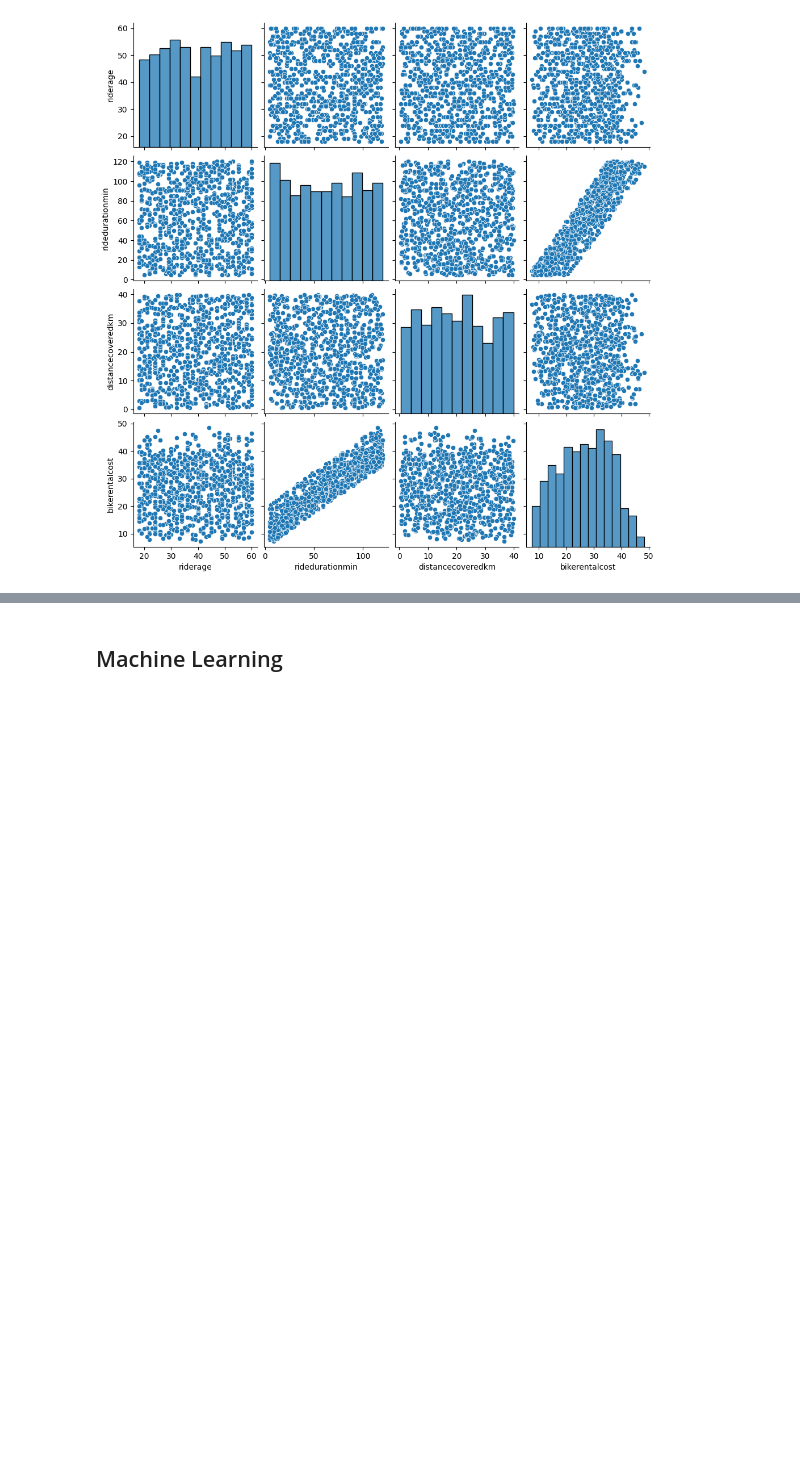
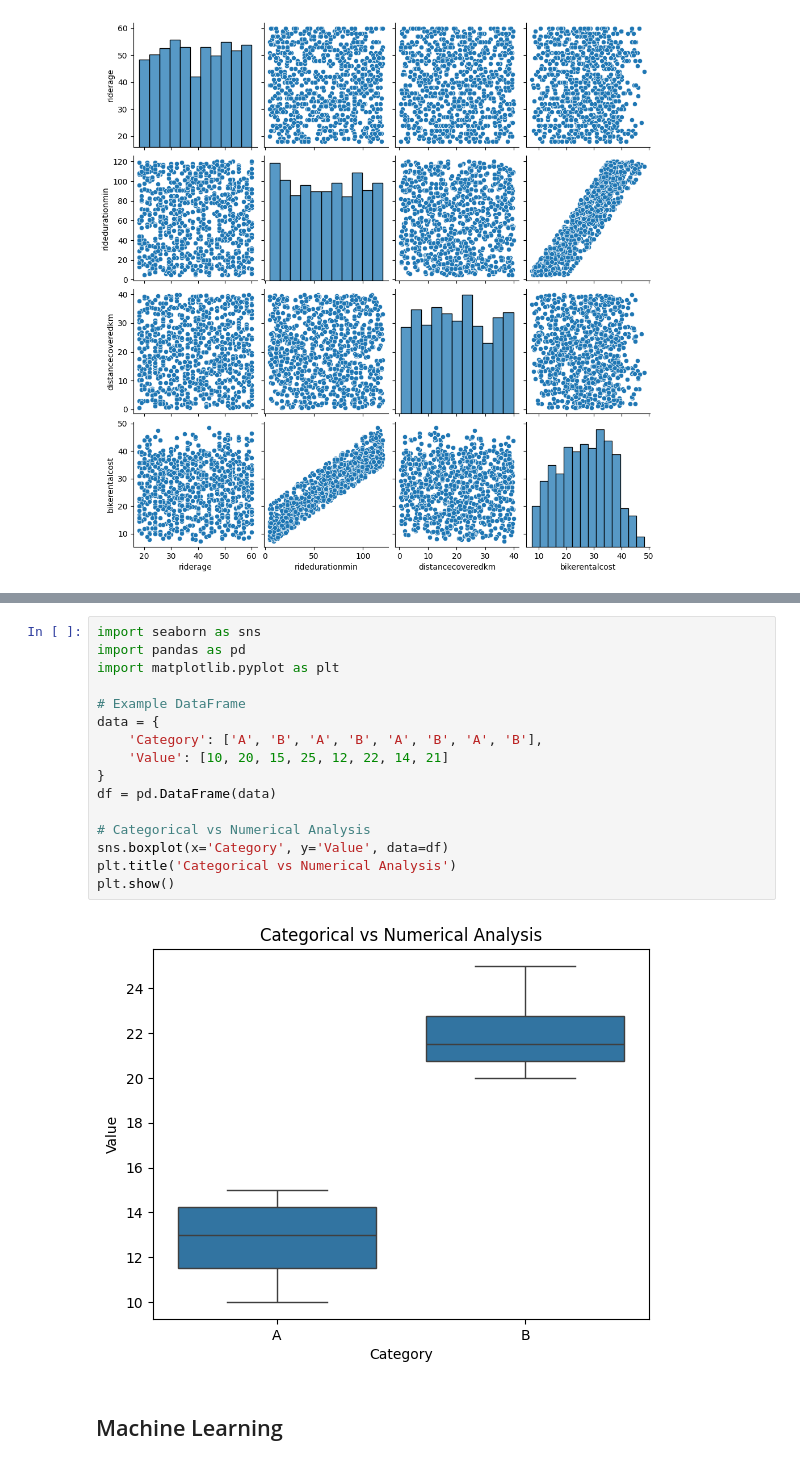
Before and after one commit to berstearns/garbage_collector, a Jupyter notebook: CCT/ml/CA2/CA2-ml.ipynb, the cells around one changed output, grey strips where cells are left out. Cells and saved outputs as stored; diff of their text form; blank space fills up the shorter version.

```diff
--- a/CCT/ml/CA2/CA2-ml.ipynb
+++ b/CCT/ml/CA2/CA2-ml.ipynb
@@ -232,3 +266,21 @@ numerical columns scatterplot (pairplot)
+# %%
+import seaborn as sns
+import pandas as pd
+import matplotlib.pyplot as plt
+
+# Example DataFrame
+data = {
+    'Category': ['A', 'B', 'A', 'B', 'A', 'B', 'A', 'B'],
+    'Value': [10, 20, 15, 25, 12, 22, 14, 21]
+}
+df = pd.DataFrame(data)
+
+# Categorical vs Numerical Analysis
+sns.boxplot(x='Category', y='Value', data=df)
+plt.title('Categorical vs Numerical Analysis')
+plt.show()
+# %% [output]
+[figure, added]
 # %% [markdown]
 ## Machine Learning
 # %% [markdown]
```
Also changed, not shown: parts of 2 cells of this notebook, 1 other file.
